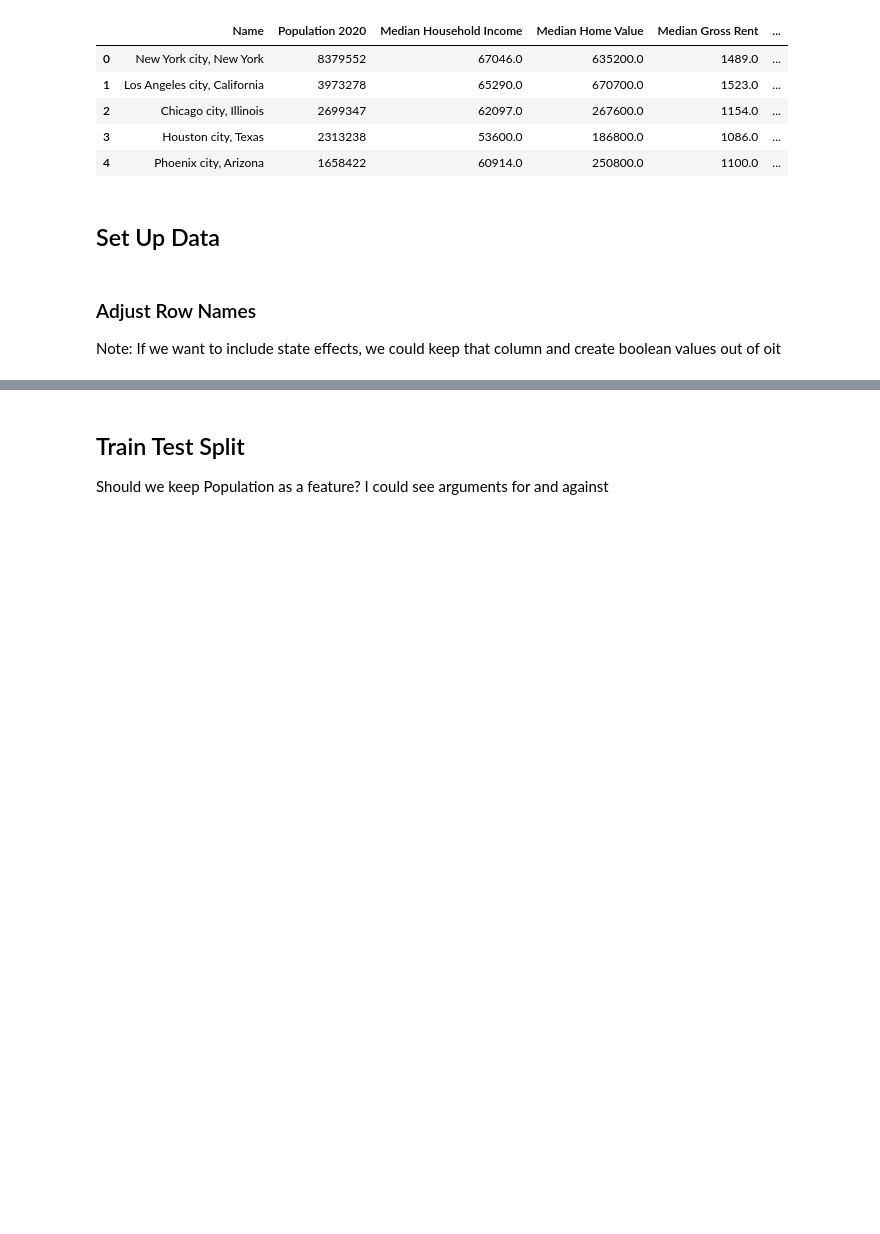
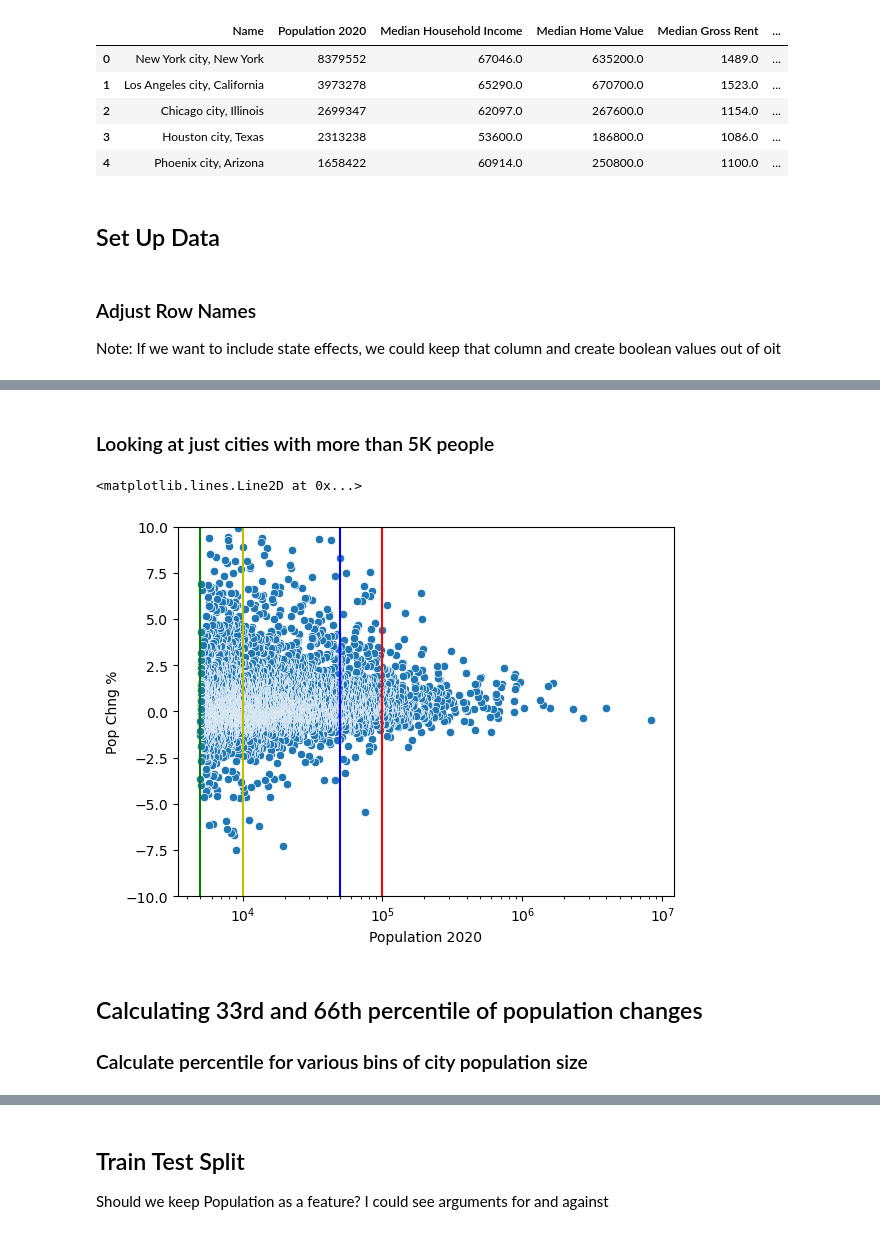
Before and after one commit to colton-lapp/DemographicChange, a Jupyter notebook: Q1_Classification.ipynb, the cells around one changed output, grey strips where cells are left out. Saved outputs shown, nothing was run; the diff lists cells and outputs as text; code cells hidden in the pictures; blank space fills up the shorter version.

```diff
--- a/Q1_Classification.ipynb
+++ b/Q1_Classification.ipynb
@@ -87,0 +143,18 @@ df[['Pop Chng %', 'Growing']].head(5)
+# %% [markdown]
+### Looking at just cities with more than 5K people
+# %%
+df_5K_more = df[df['Population 2020']>5000]
+
+p = sns.scatterplot(data=df_5K_more, x='Population 2020', y='Pop Chng %')
+p.set(ylim=(-10, 10))
+plt.xscale('log')
+plt.axvline(x=100000, color='r')
+plt.axvline(x=50000, color='b')
+plt.axvline(x=10000, color='y')
+plt.axvline(x=5000, color='g')
+# %% [output]
+<matplotlib.lines.Line2D at 0x...>
+[figure, added]
+# %% [markdown]
+## Calculating 33rd and 66th percentile of population changes
+### Calculate percentile for various bins of city population size
```
Also changed, not shown: parts of 30 cells of this notebook.
